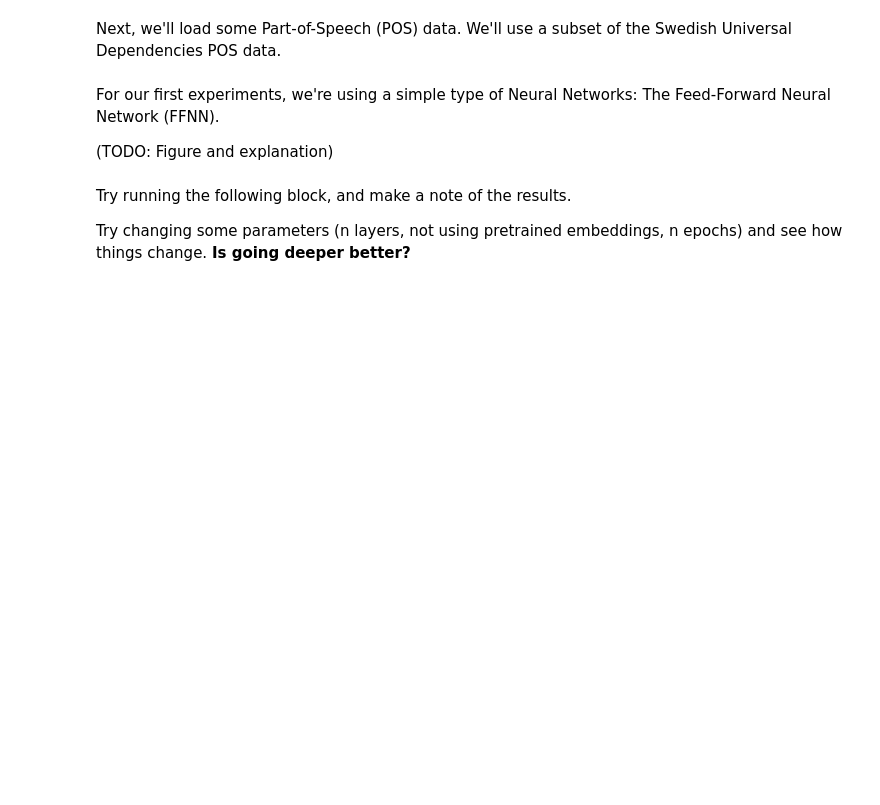
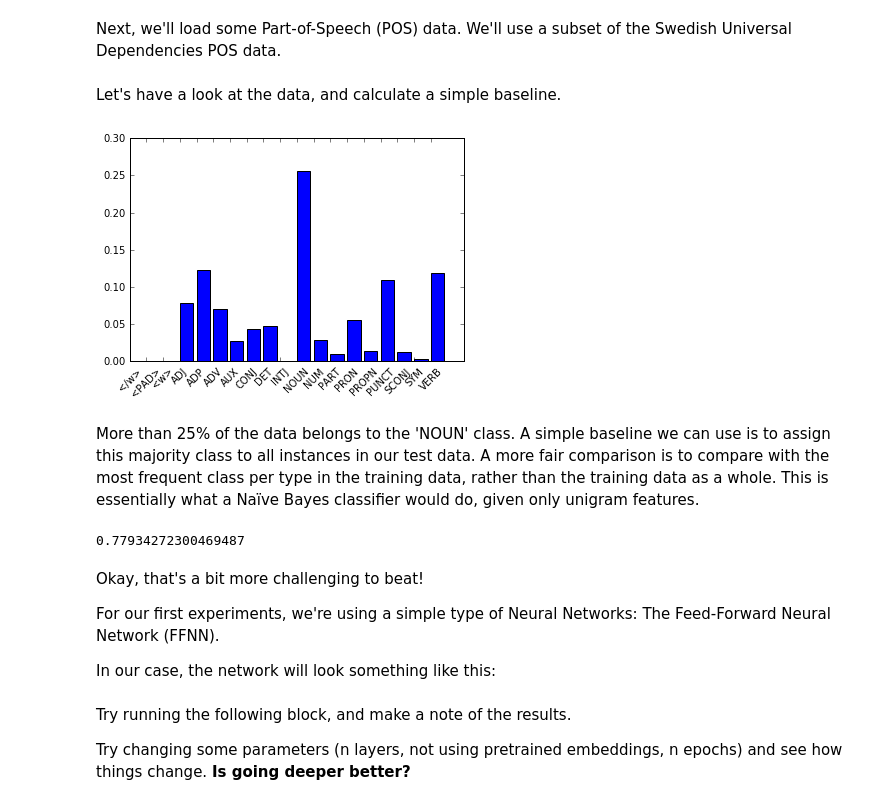
Before and after one commit to bjerva/keras-nlp-tutorial, a Jupyter notebook: keras_nlp_tutorial.ipynb, the cells around one changed output. Drawn from its saved outputs; the diff is of its cells as text; code cells hidden in the pictures; blank space fills up the shorter version.

```diff
--- a/keras_nlp_tutorial.ipynb
+++ b/keras_nlp_tutorial.ipynb
@@ -5,7 +18,17 @@ Begin by trying to import the necessary packages (click the cell, and Shift+Ente
 # %%
+# Begin by trying to import the necessary packages (click this cell, and then Shift+Enter)
+
+%matplotlib inline
+
+import matplotlib
+import matplotlib.pyplot as plt
+
 import numpy as np
 np.random.seed(1337)  # Freeze seeds for reproducibility
 import keras
+#from keras.utils.visualize_util import plot as keras_plot
+from IPython.display import SVG
+from keras.utils.visualize_util import model_to_dot
 
 from codecs import open
 from collections import defaultdict
@@ -16,4 +39,7 @@ word_to_id = defaultdict(lambda: len(word_to_id)+1) # 0 for padding
 tag_to_id = defaultdict(lambda: len(tag_to_id)+1)
 for word in fillers:
     word_to_id[word]
-    tag_to_id[word]
+    if word != '_UNK':
+        tag_to_id[word]
+
+print('Success!')
@@ -140,13 +164,38 @@ test_X, test_y = read_ffnn_data('sv-ud-test-small.conllu')
 vocab_size = len(word_to_vec)+1
 n_classes = len(tag_to_id)+1
 
-train_y = y_to_onehot(train_y)
-dev_y = y_to_onehot(dev_y)
-test_y = y_to_onehot(test_y)
+train_y_onehot = y_to_onehot(train_y, n_classes)
+dev_y_onehot = y_to_onehot(dev_y, n_classes)
+test_y_onehot = y_to_onehot(test_y, n_classes)
+# %% [markdown]
+Let's have a look at the data, and calculate a simple baseline.
+# %%
+from collections import Counter
+class_counts = Counter(train_y)
+
+classes = [pos_class for pos_class, idx in sorted(tag_to_id.items())]
+counts = [class_counts.get(tag_to_id[pos_class], 0) / float(len(train_y)) for pos_class in classes]
+
+plt.bar(range(len(counts)), counts, tick_label=classes)
+locs, labels = plt.xticks()
+plt.setp(labels, rotation=45);
+# %% [output]
+[figure, added]
+# %% [markdown]
+More than 25% of the data belongs to the 'NOUN' class. A simple baseline we can use is to assign this majority class to all instances in our test data. A more fair comparison is to compare with the most frequent class per type in the training data, rather than the training data as a whole. This is essentially what a Naïve Bayes classifier would do, given only unigram features.
+# %%
+from sklearn import naive_bayes
+clf = naive_bayes.MultinomialNB()
+clf.fit(y_to_onehot(train_X, vocab_size), train_y)
+clf.score(y_to_onehot(dev_X, vocab_size), dev_y)
+# %% [output]
+0.77934272300469487
 # %% [markdown]
+Okay, that's a bit more challenging to beat!
+
 For our first experiments, we're using a simple type of Neural Networks: The Feed-Forward Neural Network (FFNN).
 
-(TODO: Figure and explanation)
+In our case, the network will look something like this:
 # %%
 from keras.models import Model
 from keras.layers import Input
```
Also changed, not shown: parts of 18 cells of this notebook, 4 other files.
